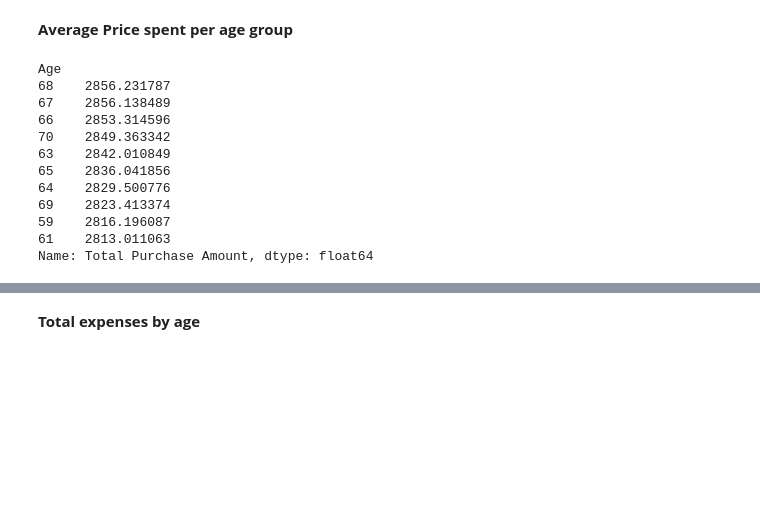
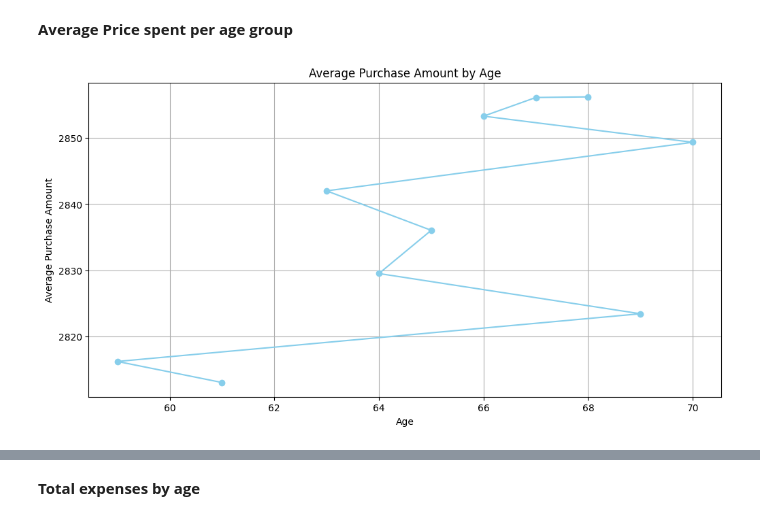
Before and after one commit to TonyNewness/Product-Recommendation, a Jupyter notebook: Copy_of_Main_Group_2_project.ipynb, the cells around one changed output, grey strips where cells are left out. Cells and saved outputs as stored; diff of their text form; code cells hidden in the pictures; blank space fills up the shorter version.

```diff
--- a/Copy_of_Main_Group_2_project.ipynb
+++ b/Copy_of_Main_Group_2_project.ipynb
@@ -165,17 +183,21 @@ By_Year.sum()
 **Average Price spent per age group**
 # %%
 # Average of Total purchase by Age
-data.groupby('Age')['Total Purchase Amount'].mean().sort_values(ascending= False).head(10)
+Ave_purchase_by_age = data.groupby('Age')['Total Purchase Amount'].mean().sort_values(ascending= False).head(10)
-# %% [output]
-Age
-68    2856.231787
-67    2856.138489
-66    2853.314596
-70    2849.363342
-63    2842.010849
-65    2836.041856
-64    2829.500776
-69    2823.413374
-59    2816.196087
-61    2813.011063
-Name: Total Purchase Amount, dtype: float64
+# %%
+# Plotting the line graph
+plt.figure(figsize=(12, 6))
+plt.plot(Ave_purchase_by_age.index, Ave_purchase_by_age.values, marker='o', linestyle='-', color='skyblue')
+
+# Titles and labels
+plt.title('Average Purchase Amount by Age')
+plt.xlabel('Age')
+plt.ylabel('Average Purchase Amount')
+
+# Adding grid for better readability
+plt.grid(True)
+
+# Show the plot
+plt.show()
+# %% [output]
+[figure, added]
```
Also changed, not shown: parts of 9 cells of this notebook.
